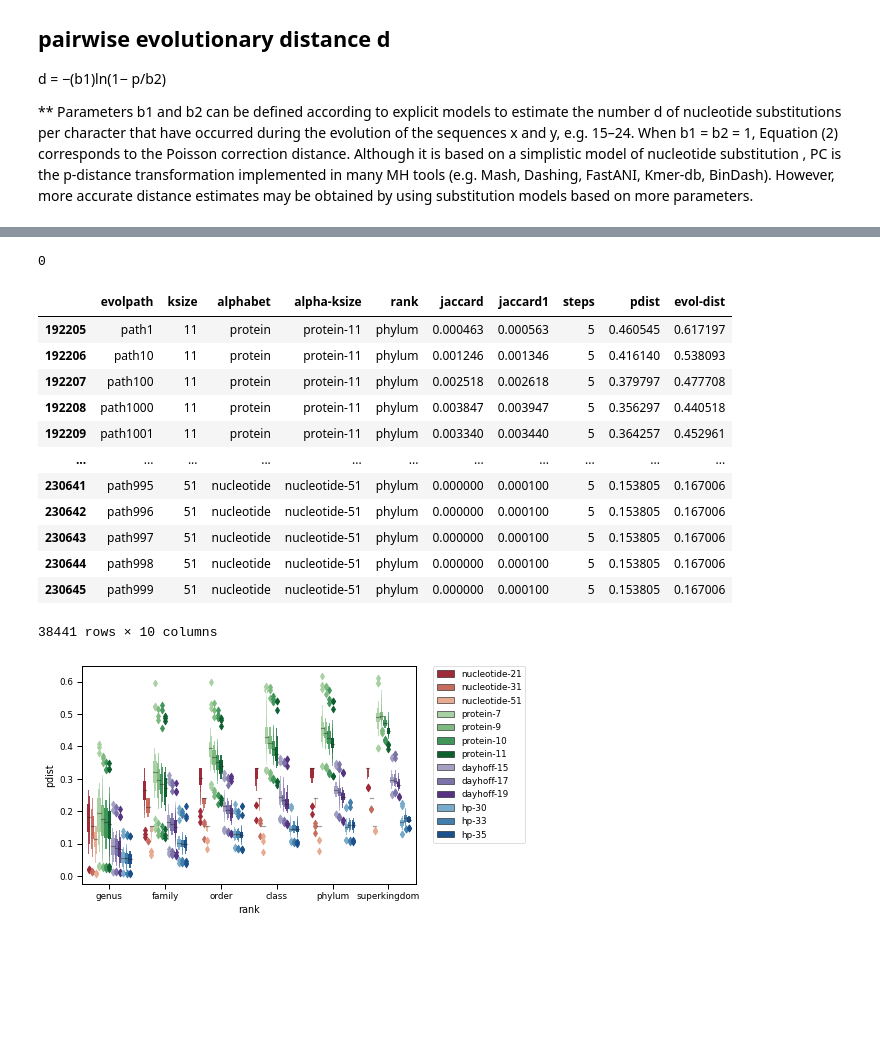
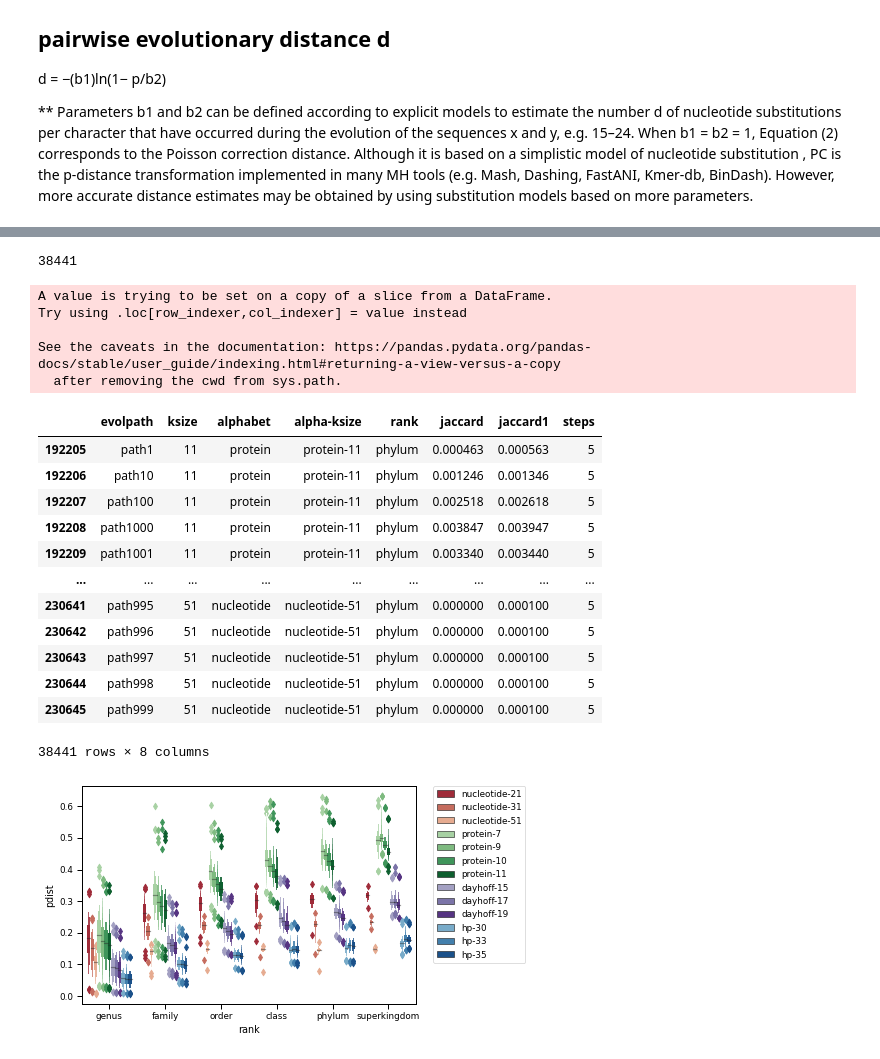
Before and after one commit to bluegenes/2020-dist-compare, a Jupyter notebook: notebooks/evolpaths-jaccard-and-contain.ipynb, the cells around one changed output, grey strips where cells are left out. Drawn from its saved outputs; the diff is of its cells as text; code cells hidden in the pictures; blank space fills up the shorter version.

```diff
--- a/notebooks/evolpaths-jaccard-and-contain.ipynb
+++ b/notebooks/evolpaths-jaccard-and-contain.ipynb
@@ -429,6 +429,7 @@ substitution models based on more parameters.
 # make sure formats are right
 jaccardMelt["jaccard"] = pd.to_numeric(jaccardMelt["jaccard"])
 jaccardMelt["ksize"] = pd.to_numeric(jaccardMelt["ksize"])
-# %%
-# Use jaccard1 to better handle zeroes?
-jaccardMelt["pdist"] =  1- ((2*jaccardMelt["jaccard1"]/(jaccardMelt["jaccard1"]+1))** (1/jaccardMelt["ksize"]))
+# %%
+# Drop jaccard zeroes, then calculate pdist
+jaccardMelt_noz = jaccardMelt.loc[jaccardMelt["jaccard"] != 0]
+jaccardMelt_noz["pdist"] =  1- ((2*jaccardMelt_noz["jaccard"]/(jaccardMelt_noz["jaccard"]+1))** (1/jaccardMelt_noz["ksize"]))
@@ -435,34 +458,40 @@ jaccardMelt["pdist"] =  1- ((2*jaccardMelt["jaccard1"]/(jaccardMelt["jaccard1"]+
 # %%
-len(jaccardMelt[jaccardMelt["pdist"] == 0])
+len(jaccardMelt_noz[jaccardMelt_noz["pdist"] == 0])
 # %% [output]
-0
+38441
 # %%
 ## pairwise evolutionary distance d
 # set b1=b2=1 for now (==Poisson correction distance)
 import numpy as np
-jaccardMelt["evol-dist"] = -np.log(1 - jaccardMelt["pdist"]) #default log base is e
+jaccardMelt_noz["evol-dist"] = -np.log(1 - jaccardMelt_noz["pdist"]) #default log base is e
+# %% [output]
+A value is trying to be set on a copy of a slice from a DataFrame.
+Try using .loc[row_indexer,col_indexer] = value instead
+
+See the caveats in the documentation: https://pandas.pydata.org/pandas-docs/stable/user_guide/indexing.html#returning-a-view-versus-a-copy
+  after removing the cwd from sys.path.
 # %%
 jaccardMelt[jaccardMelt["rank"] == "phylum"]
 # %% [output]
-|  | evolpath | ksize | alphabet | alpha-ksize | rank | jaccard | jaccard1 | steps | pdist | evol-dist |
-| 192205 | path1 | 11 | protein | protein-11 | phylum | 0.000463 | 0.000563 | 5 | 0.460545 | 0.617197 |
-| 192206 | path10 | 11 | protein | protein-11 | phylum | 0.001246 | 0.001346 | 5 | 0.416140 | 0.538093 |
-| 192207 | path100 | 11 | protein | protein-11 | phylum | 0.002518 | 0.002618 | 5 | 0.379797 | 0.477708 |
-| 192208 | path1000 | 11 | protein | protein-11 | phylum | 0.003847 | 0.003947 | 5 | 0.356297 | 0.440518 |
-| 192209 | path1001 | 11 | protein | protein-11 | phylum | 0.003340 | 0.003440 | 5 | 0.364257 | 0.452961 |
-| ... | ... | ... | ... | ... | ... | ... | ... | ... | ... | ... |
-| 230641 | path995 | 51 | nucleotide | nucleotide-51 | phylum | 0.000000 | 0.000100 | 5 | 0.153805 | 0.167006 |
-| 230642 | path996 | 51 | nucleotide | nucleotide-51 | phylum | 0.000000 | 0.000100 | 5 | 0.153805 | 0.167006 |
-| 230643 | path997 | 51 | nucleotide | nucleotide-51 | phylum | 0.000000 | 0.000100 | 5 | 0.153805 | 0.167006 |
-| 230644 | path998 | 51 | nucleotide | nucleotide-51 | phylum | 0.000000 | 0.000100 | 5 | 0.153805 | 0.167006 |
-| 230645 | path999 | 51 | nucleotide | nucleotide-51 | phylum | 0.000000 | 0.000100 | 5 | 0.153805 | 0.167006 |
+|  | evolpath | ksize | alphabet | alpha-ksize | rank | jaccard | jaccard1 | steps |
+| 192205 | path1 | 11 | protein | protein-11 | phylum | 0.000463 | 0.000563 | 5 |
+| 192206 | path10 | 11 | protein | protein-11 | phylum | 0.001246 | 0.001346 | 5 |
+| 192207 | path100 | 11 | protein | protein-11 | phylum | 0.002518 | 0.002618 | 5 |
+| 192208 | path1000 | 11 | protein | protein-11 | phylum | 0.003847 | 0.003947 | 5 |
+| 192209 | path1001 | 11 | protein | protein-11 | phylum | 0.003340 | 0.003440 | 5 |
+| ... | ... | ... | ... | ... | ... | ... | ... | ... |
+| 230641 | path995 | 51 | nucleotide | nucleotide-51 | phylum | 0.000000 | 0.000100 | 5 |
+| 230642 | path996 | 51 | nucleotide | nucleotide-51 | phylum | 0.000000 | 0.000100 | 5 |
+| 230643 | path997 | 51 | nucleotide | nucleotide-51 | phylum | 0.000000 | 0.000100 | 5 |
+| 230644 | path998 | 51 | nucleotide | nucleotide-51 | phylum | 0.000000 | 0.000100 | 5 |
+| 230645 | path999 | 51 | nucleotide | nucleotide-51 | phylum | 0.000000 | 0.000100 | 5 |
-38441 rows × 10 columns
+38441 rows × 8 columns
 # %%
-g=sns.boxenplot(data=jaccardMelt, x="rank", y="pdist", hue="alpha-ksize", palette=alphak_colors, order=rankorder, hue_order=alphak_order ) #palette="GnBu_d"
+g=sns.boxenplot(data=jaccardMelt_noz, x="rank", y="pdist", hue="alpha-ksize", palette=alphak_colors, order=rankorder, hue_order=alphak_order ) #palette="GnBu_d"
 #g.set(yscale="log")
 lgd=g.legend(bbox_to_anchor=(1.05, 1), loc=2, borderaxespad=0.)
 #fig = g.get_figure()
 #fig.savefig("anchor-jaccard.all.logscale.pdf", bbox_extra_artists=(lgd,), bbox_inches='tight')
 # %% [output]
-[figure, old version]
+[figure, new version]
 # %%
```
Also changed, not shown: parts of 13 cells of this notebook.
